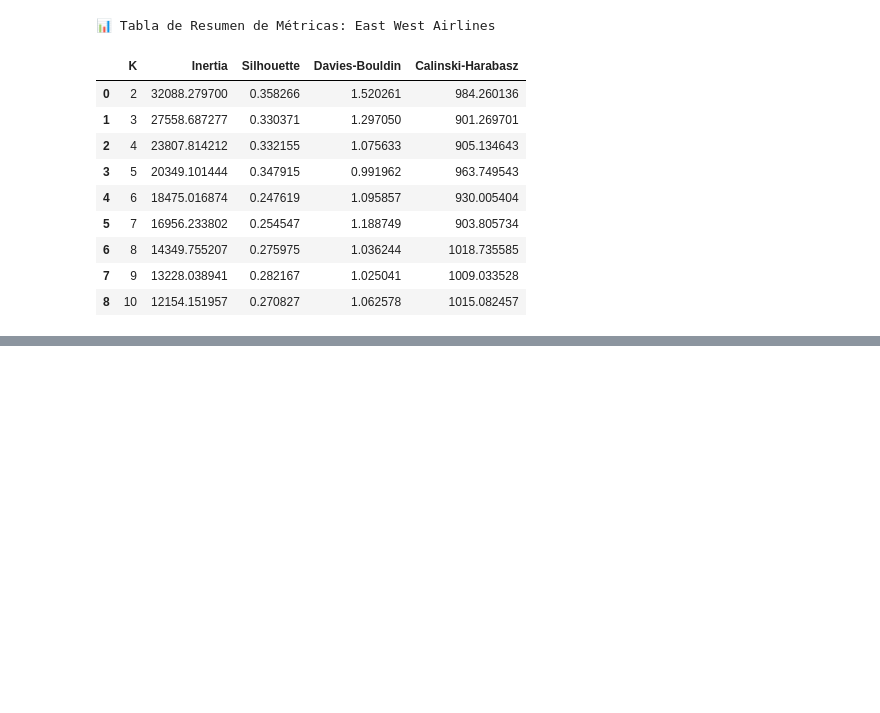
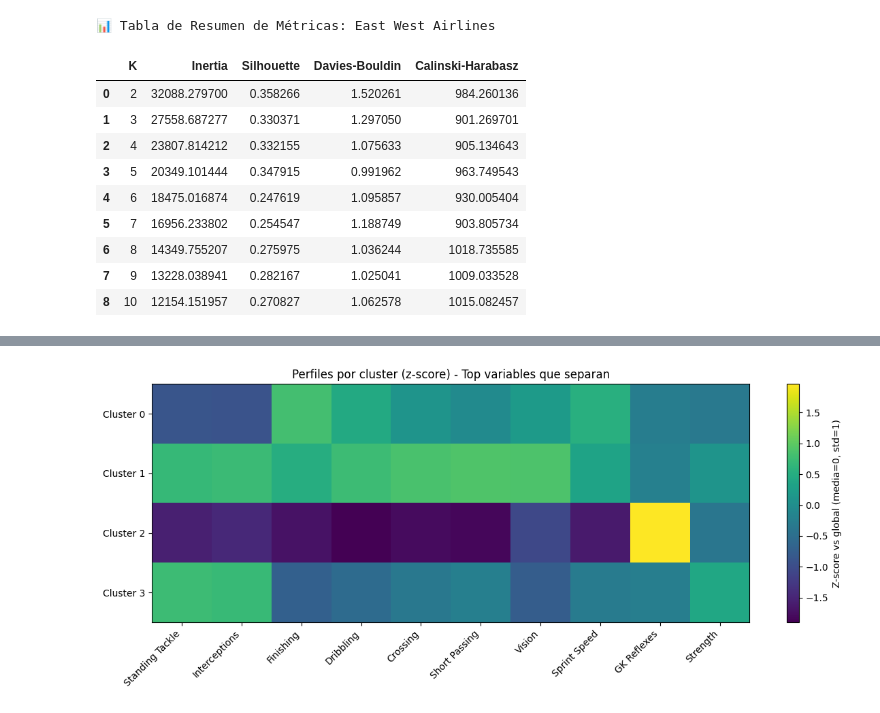
Before and after one commit to OFFICIAL-SBC/ML-K_Means-GMM, a Jupyter notebook: K-MEANS/k-means.ipynb, the cells around one changed output, grey strips where cells are left out. Cells and saved outputs as stored; diff of their text form; code cells hidden in the pictures; blank space fills up the shorter version.

```diff
--- a/K-MEANS/k-means.ipynb
+++ b/K-MEANS/k-means.ipynb
@@ -314,3 +316,89 @@ display(resumen_air)
 | 6 | 8 | 14349.755207 | 0.275975 | 1.036244 | 1018.735585 |
 | 7 | 9 | 13228.038941 | 0.282167 | 1.025041 | 1009.033528 |
 | 8 | 10 | 12154.151957 | 0.270827 | 1.062578 | 1015.082457 |
+# %%
+import pandas as pd
+import numpy as np
+import matplotlib.pyplot as plt
+
+# ----------------------------
+# 1) Armar DF con clusters
+# ----------------------------
+df_num = df_fifa.select_dtypes(include=[np.number]).copy()
+df_k4 = df_num.copy()
+df_k4["cluster"] = labels_fifa_k4
+
+print("Tamaño por cluster:")
+print(df_k4["cluster"].value_counts().sort_index())
+
+
+# ----------------------------
+# 2) Perfil promedio por cluster (medias)
+# ----------------------------
+cluster_means = df_k4.groupby("cluster").mean(numeric_only=True)
+display(cluster_means.head())
+
+
+# ----------------------------
+# 3) Variables que MÁS diferencian (z-score vs global)
+#    (muy útil para interpretar)
+# ----------------------------
+global_mean = df_num.mean()
+global_std  = df_num.std(ddof=0).replace(0, np.nan)
+
+z_profiles = (cluster_means - global_mean) / global_std
+# magnitude promedio por variable (qué tan "explicativa" es en general)
+var_importance = z_profiles.abs().mean(axis=0).sort_values(ascending=False)
+
+top_n = 12
+top_vars = var_importance.head(top_n).index.tolist()
+
+print(f"\nTop {top_n} variables que más separan clusters (según |z| promedio):")
+print(var_importance.head(top_n))
+
+
+# ----------------------------
+# 4) Heatmap simple (sin seaborn) de perfiles z-score
+# ----------------------------
+plt.figure(figsize=(12, 5))
+plt.imshow(z_profiles[top_vars], aspect="auto")
+plt.yticks(range(z_profiles.shape[0]), [f"Cluster {c}" for c in z_profiles.index])
+plt.xticks(range(len(top_vars)), top_vars, rotation=45, ha="right")
+plt.colorbar(label="Z-score vs global (media=0, std=1)")
+plt.title("Perfiles por cluster (z-score) - Top variables que separan")
+plt.tight_layout()
+plt.show()
+
+
+# ----------------------------
+# 5) Boxplots (distribución real) para las top variables
+# ----------------------------
+for col in top_vars[:6]:  # 6 primeras para no saturar
+    plt.figure(figsize=(9, 4))
+    data_to_plot = [df_k4[df_k4["cluster"] == c][col].dropna().values for c in sorted(df_k4["cluster"].unique())]
+    plt.boxplot(data_to_plot, labels=[f"C{c}" for c in sorted(df_k4["cluster"].unique())], showfliers=False)
+    plt.title(f"Distribución por cluster: {col}")
+    plt.xlabel("Cluster")
+    plt.ylabel(col)
+    plt.grid(True, alpha=0.2)
+    plt.tight_layout()
+    plt.show()
+
+
+# ----------------------------
+# 6) Resumen “humano”: para cada cluster, las 6 variables más altas y más bajas (en z-score)
+# ----------------------------
+def summarize_cluster(z_profiles, cluster_id, top=6):
+    s = z_profiles.loc[cluster_id].dropna()
+    high = s.sort_values(ascending=False).head(top)
+    low  = s.sort_values(ascending=True).head(top)
+    return high, low
+
+for c in z_profiles.index:
+    high, low = summarize_cluster(z_profiles, c, top=6)
+    print(f"\n===== Cluster {c} =====")
+    print("↑ Más altos vs global (z-score):")
+    print(high)
+    print("\n↓ Más bajos vs global (z-score):")
+    print(low)
+# %% [output]
@@ -316,0 +430 @@ display(resumen_air)
+[figure, added]
```
Also changed, not shown: parts of 4 cells of this notebook, 1 other file.
